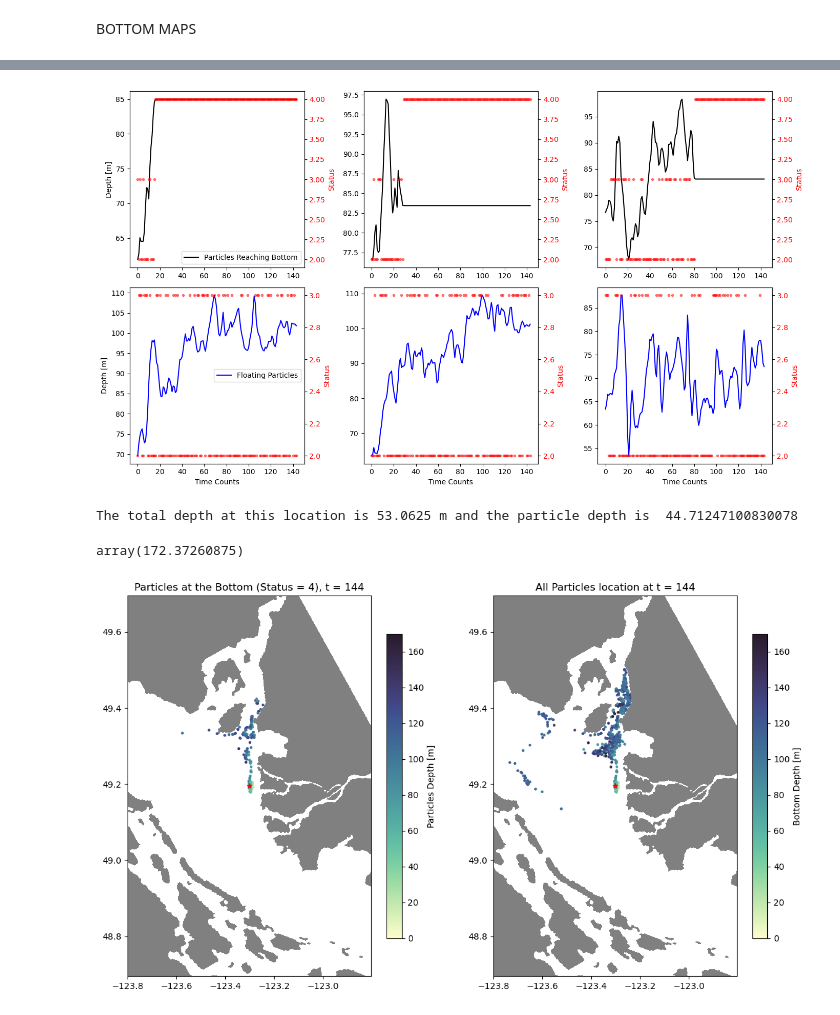
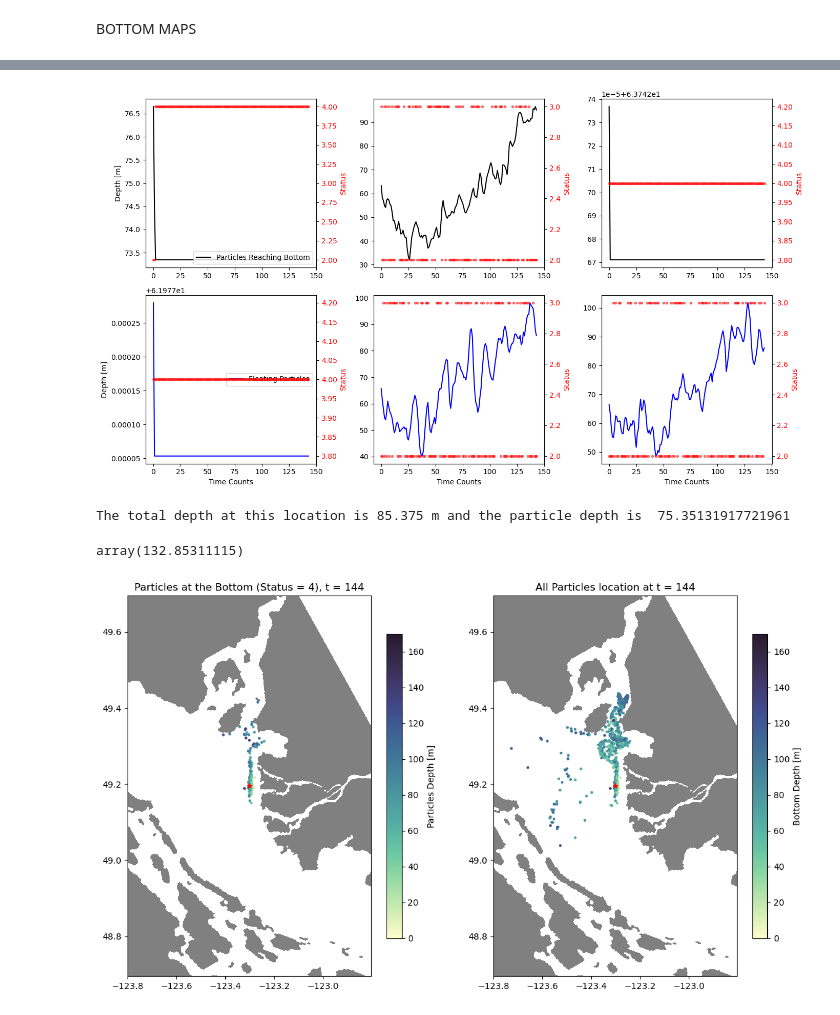
Before and after one commit to SalishSeaCast/analysis-vicente, a Jupyter notebook: Ocean_Parcels/drafts/PBDE_states.ipynb, the cells around one changed output, grey strips where cells are left out. Cells and saved outputs as stored; diff of their text form; code cells hidden in the pictures.

```diff
--- a/Ocean_Parcels/drafts/PBDE_states.ipynb
+++ b/Ocean_Parcels/drafts/PBDE_states.ipynb
@@ -80,7 +80,7 @@ def newest(path):
     return max(paths, key=os.path.getctime)
 # %%
 #Definitions
-start = datetime(2022, 8, 1) #Start date
+start = datetime(2022, 12, 1) #Start date
 length = 30 # Set Time length [days]
 dt = 90 #toggle between - or + to pick backwards or forwards
 N = 1 # 1000   # number of  locations
@@ -573,60 +593,60 @@ array([  0,   5,   8,  10,  12,  13,  14,  16,  19,  21,  27,  29,  32,
 # %%
 fig, ax = plt.subplots(2,3,figsize=(14,8))
-ax[0,0].plot(ds1.z[5],'k', label = 'Particles Reaching Bottom')
+ax[0,0].plot(ds1.z[3],'k', label = 'Particles Reaching Bottom')
 ax[0,0].set_ylabel('Depth [m]')
 ax[0,0].legend(loc = 'lower right')
 ax2=ax[0,0].twinx()
+ax2.plot(ds1.status[3],'.r', linewidth = 1, alpha = 0.5, label= 'Status')
+ax2.tick_params(axis="y", labelcolor='r')
+ax2.set_ylabel('Status',c='r')
+
+ax[0,1].plot(ds1.z[19],'k')
+ax2=ax[0,1].twinx()
+ax2.plot(ds1.status[19],'.r', linewidth = 1, alpha = 0.5, label= 'Status')
+ax2.tick_params(axis="y", labelcolor='r')
+ax2.set_ylabel('Status',c='r')
+
+ax[0,2].plot(ds1.z[28],'k')
+ax2=ax[0,2].twinx()
+ax2.plot(ds1.status[28],'.r', linewidth = 1, alpha = 0.5, label= 'Status')
+ax2.tick_params(axis="y", labelcolor='r')
+ax2.set_ylabel('Status',c='r')
+
+ax[1,0].plot(ds1.z[5],'b', label = 'Floating Particles')
+ax[1,0].set_ylabel('Depth [m]')
+ax[1,0].legend(loc = 'right')
+ax[1,0].set_xlabel('Time Counts')
+ax2=ax[1,0].twinx()
 ax2.plot(ds1.status[5],'.r', linewidth = 1, alpha = 0.5, label= 'Status')
 ax2.tick_params(axis="y", labelcolor='r')
 ax2.set_ylabel('Status',c='r')
 
-ax[0,1].plot(ds1.z[10],'k')
-ax2=ax[0,1].twinx()
-ax2.plot(ds1.status[10],'.r', linewidth = 1, alpha = 0.5, label= 'Status')
+ax[1,1].plot(ds1.z[8],'b')
+ax[1,1].set_xlabel('Time Counts')
+ax2=ax[1,1].twinx()
+ax2.plot(ds1.status[8],'.r', linewidth = 1, alpha = 0.5, label= 'Status')
 ax2.tick_params(axis="y", labelcolor='r')
 ax2.set_ylabel('Status',c='r')
 
-ax[0,2].plot(ds1.z[21],'k')
-ax2=ax[0,2].twinx()
-ax2.plot(ds1.status[21],'.r', linewidth = 1, alpha = 0.5, label= 'Status')
-ax2.tick_params(axis="y", labelcolor='r')
-ax2.set_ylabel('Status',c='r')
-
-ax[1,0].plot(ds1.z[3],'b', label = 'Floating Particles')
-ax[1,0].set_ylabel('Depth [m]')
-ax[1,0].legend(loc = 'right')
-ax[1,0].set_xlabel('Time Counts')
-ax2=ax[1,0].twinx()
-ax2.plot(ds1.status[3],'.r', linewidth = 1, alpha = 0.5, label= 'Status')
-ax2.tick_params(axis="y", labelcolor='r')
-ax2.set_ylabel('Status',c='r')
-
-ax[1,1].plot(ds1.z[9],'b')
-ax[1,1].set_xlabel('Time Counts')
-ax2=ax[1,1].twinx()
-ax2.plot(ds1.status[9],'.r', linewidth = 1, alpha = 0.5, label= 'Status')
-ax2.tick_params(axis="y", labelcolor='r')
-ax2.set_ylabel('Status',c='r')
-
-ax[1,2].plot(ds1.z[15],'b')
+ax[1,2].plot(ds1.z[14],'b')
 ax[1,2].set_xlabel('Time Counts')
 ax2=ax[1,2].twinx()
-ax2.plot(ds1.status[15],'.r', linewidth = 1, alpha = 0.5, label= 'Status')
+ax2.plot(ds1.status[14],'.r', linewidth = 1, alpha = 0.5, label= 'Status')
 ax2.tick_params(axis="y", labelcolor='r')
 ax2.set_ylabel('Status',c='r')
 #
 plt.tight_layout()
 # %% [output]
-[figure, old version]
+[figure, new version]
 # %%
 x, y = finder(ds1.lat[0,0].values, ds1.lon[0,0].values)
 print ("The total depth at this location is", mask.totaldepth[x, y].values, 'm', 'and the particle depth is ', ds1.z[0,0].values)
 # %% [output]
-The total depth at this location is 53.0625 m and the particle depth is  44.71247100830078
+The total depth at this location is 85.375 m and the particle depth is  75.35131917721961
 # %%
 np.max(ds1.z[:,-1]).values
 # %% [output]
-array(172.37260875)
+array(132.85311115)
 # %%
 fig, ax = plt.subplots(1,2,figsize=(14,8))
 ax[0].contourf(coords.nav_lon, coords.nav_lat, mask.umask[0,0,:,:],zorder=2,cmap='gray',levels=[-1,0])
@@ -653,7 +673,7 @@ cbar.set_label('Particles Depth [m]')
 cbar1 = fig.colorbar(all_particles, ax=ax[1], location='right', shrink=0.8)
 cbar1.set_label('Bottom Depth [m]')
 # %% [output]
-[figure, old version]
+[figure, new version]
 # %%
 print((len(ds1.z[aa[0],-1]) / len(ds1.z[:,-1])) *100, '% of Particles reach the bottom after ', length, ' days of simulation, between ' + str(daterange[0]) + ' and ' + str(daterange[-1]))
 # %% [output]
```
Also changed, not shown: parts of 10 cells of this notebook, 10 other files.
